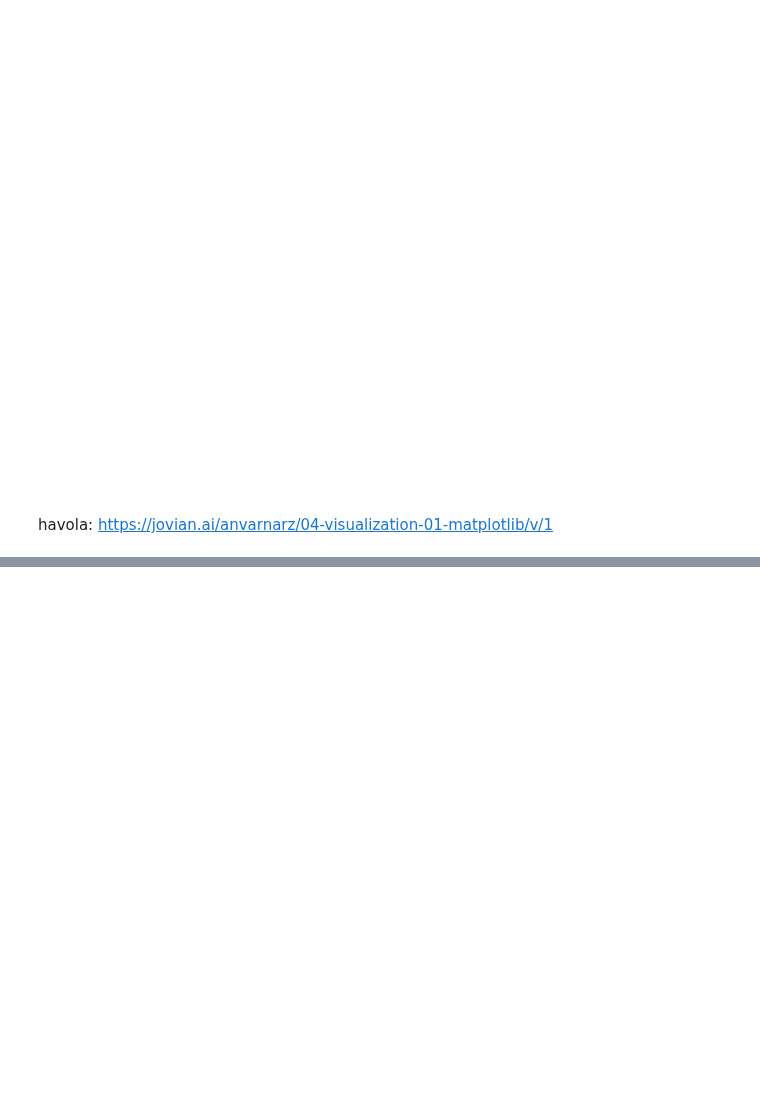
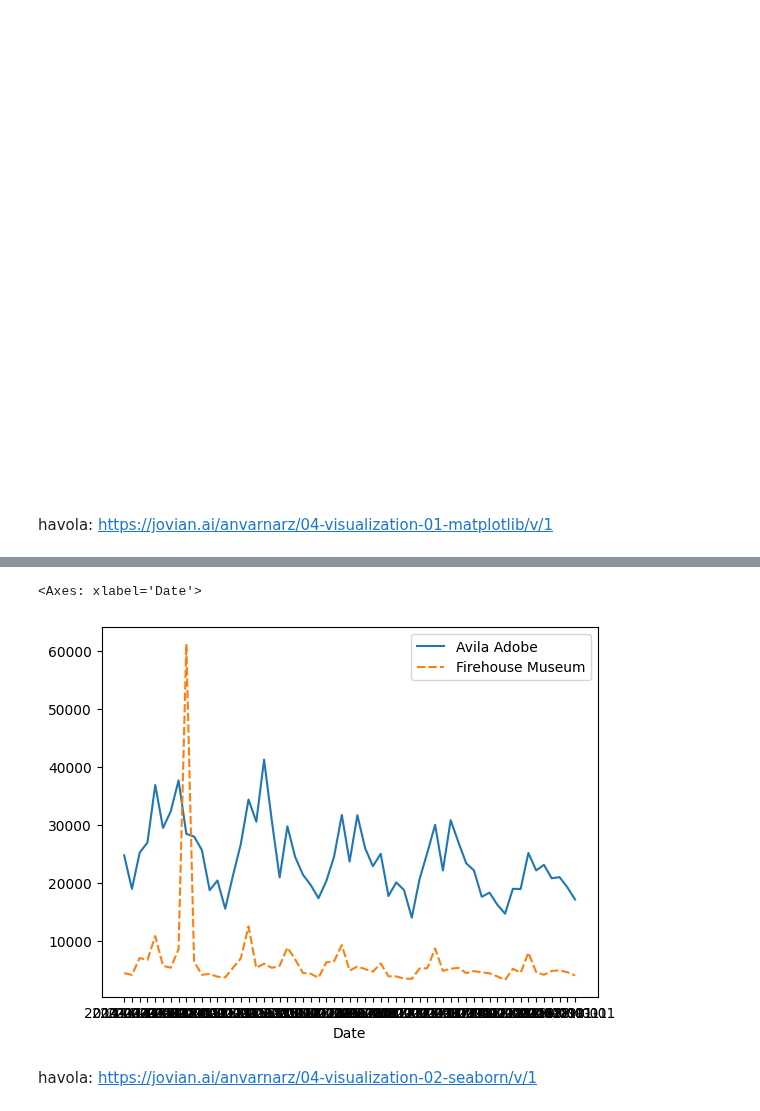
Before and after one commit to ulubeykhuja/mohir_dev_lessons, a Jupyter notebook: visual.ipynb, the cells around one changed output, grey strips where cells are left out. Drawn from its saved outputs; the diff is of its cells as text; code cells hidden in the pictures; blank space fills up the shorter version.

```diff
--- a/visual.ipynb
+++ b/visual.ipynb
@@ -63,0 +99,7 @@ havola: https://jovian.ai/anvarnarz/04-visualization-01-matplotlib/v/1
+# %%
+sns.lineplot(data=df[['Avila Adobe', 'Firehouse Museum']])
+# %% [output]
+<Axes: xlabel='Date'>
+[figure, added]
+# %% [markdown]
+havola: https://jovian.ai/anvarnarz/04-visualization-02-seaborn/v/1
```
Also changed, not shown: parts of 5 cells of this notebook.
